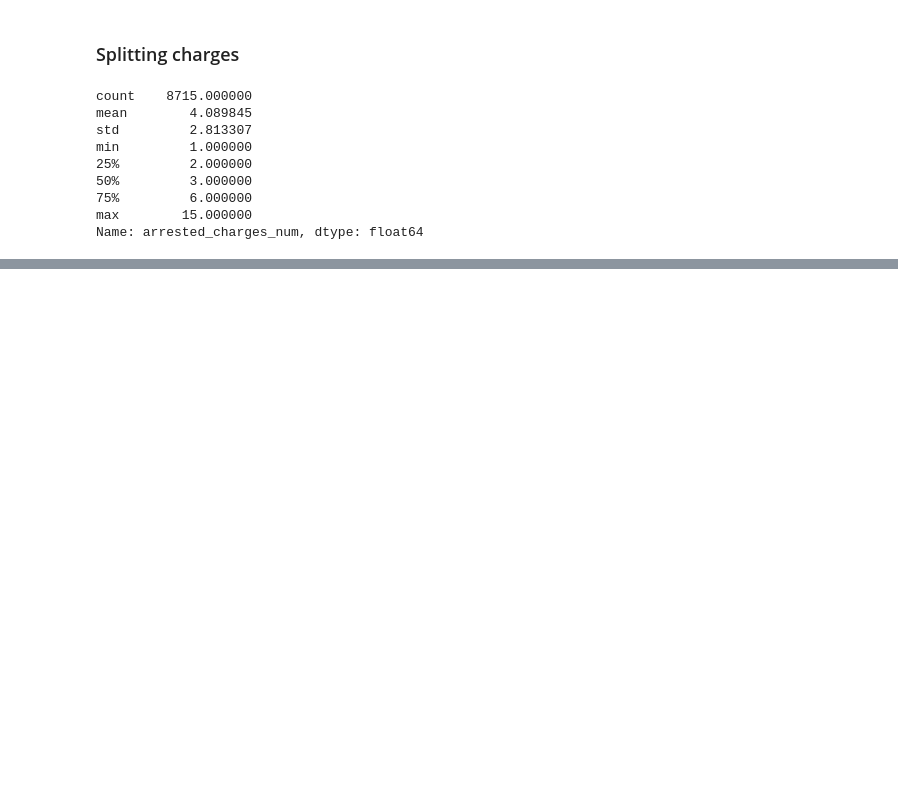
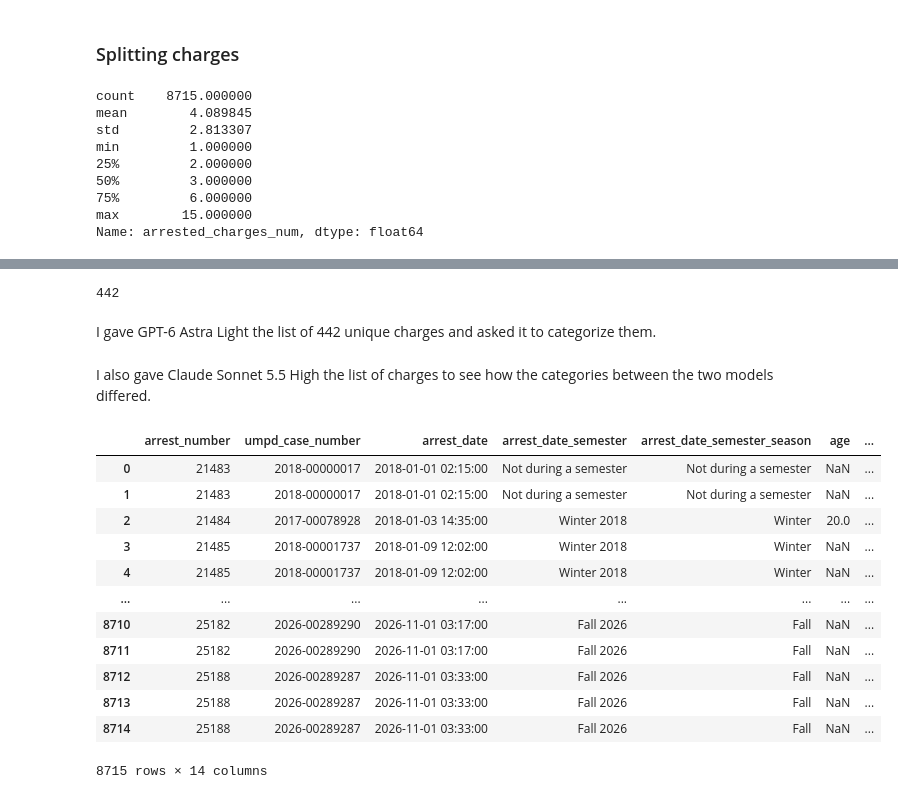
Before and after one commit to DiegoTorrealba/umpd-crime, a Jupyter notebook: notebooks/02-data-cleaning-and-exploration.ipynb, the cells around one changed output, grey strips where cells are left out. Drawn from its saved outputs; the diff is of its cells as text; code cells hidden in the pictures; blank space fills up the shorter version.

```diff
--- a/notebooks/02-data-cleaning-and-exploration.ipynb
+++ b/notebooks/02-data-cleaning-and-exploration.ipynb
@@ -294 +324,29 @@ Consuming/Possessing Open Alcoholic Beverage in Public
 Name: count, dtype: int64
+# %%
+len(arrests_df_exploded['arrested_charges'].unique().tolist())
+# %% [output]
+442
+# %% [markdown]
+I gave GPT-6 Astra Light the list of 442 unique charges and asked it to categorize them.
+# %%
+arrests_df_gpt_categories = pd.read_csv(RAW_DATA_DIR.parent / 'processed' / 'gpt_charge_categories.csv')
+arrests_df_exploded = pd.merge(arrests_df_exploded, arrests_df_gpt_categories, 'left', left_on='arrested_charges', right_on="charge_label")
+arrests_df_exploded = arrests_df_exploded.rename({'category': 'gpt_category'}, axis=1)
+# %% [markdown]
+I also gave Claude Sonnet 5.5 High the list of charges to see how the categories between the two models differed.
+# %%
+arrests_df_exploded
+# %% [output]
+|  | arrest_number | umpd_case_number | arrest_date | arrest_date_semester | arrest_date_semester_season | age | ... |
+| 0 | 21483 | 2018-00000017 | 2018-01-01 02:15:00 | Not during a semester | Not during a semester | NaN | ... |
+| 1 | 21483 | 2018-00000017 | 2018-01-01 02:15:00 | Not during a semester | Not during a semester | NaN | ... |
+| 2 | 21484 | 2017-00078928 | 2018-01-03 14:35:00 | Winter 2018 | Winter | 20.0 | ... |
+| 3 | 21485 | 2018-00001737 | 2018-01-09 12:02:00 | Winter 2018 | Winter | NaN | ... |
+| 4 | 21485 | 2018-00001737 | 2018-01-09 12:02:00 | Winter 2018 | Winter | NaN | ... |
+| ... | ... | ... | ... | ... | ... | ... | ... |
+| 8710 | 25182 | 2026-00289290 | 2026-11-01 03:17:00 | Fall 2026 | Fall | NaN | ... |
+| 8711 | 25182 | 2026-00289290 | 2026-11-01 03:17:00 | Fall 2026 | Fall | NaN | ... |
+| 8712 | 25188 | 2026-00289287 | 2026-11-01 03:33:00 | Fall 2026 | Fall | NaN | ... |
+| 8713 | 25188 | 2026-00289287 | 2026-11-01 03:33:00 | Fall 2026 | Fall | NaN | ... |
+| 8714 | 25188 | 2026-00289287 | 2026-11-01 03:33:00 | Fall 2026 | Fall | NaN | ... |
+8715 rows × 14 columns
```
Also changed, not shown: parts of 22 cells of this notebook, 5 other files.
